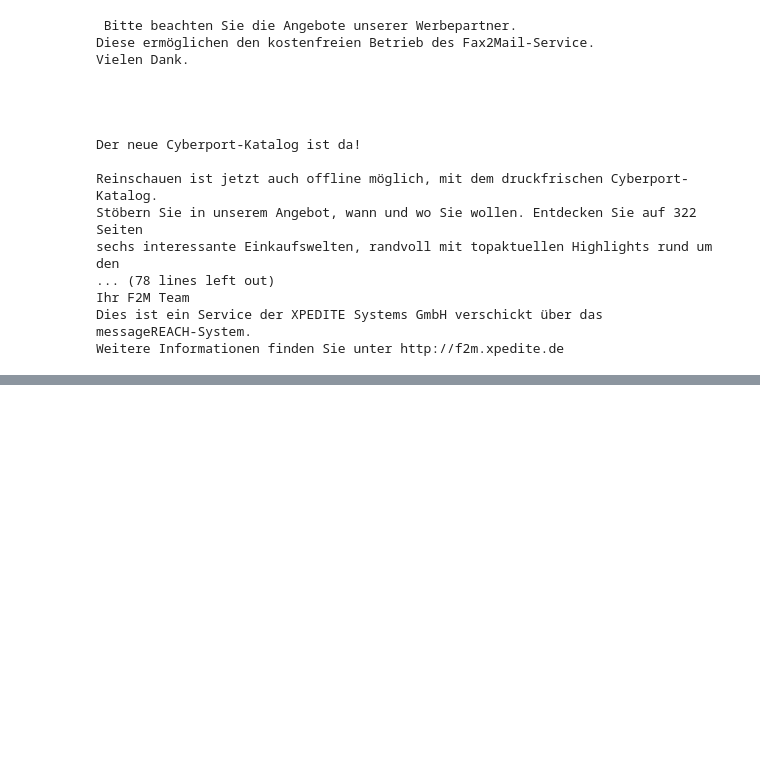
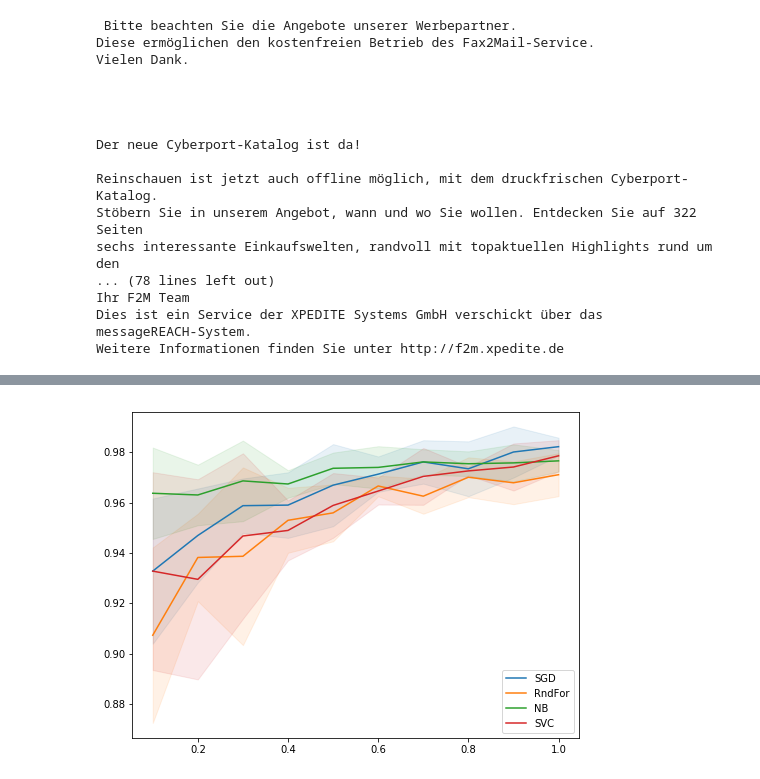
Before and after one commit to anton-dergunov/ml-playground, a Jupyter notebook: spam_classifier.ipynb, the cells around one changed output, grey strips where cells are left out. Saved outputs shown, nothing was run; the diff lists cells and outputs as text; code cells hidden in the pictures; blank space fills up the shorter version.

```diff
--- a/spam_classifier.ipynb
+++ b/spam_classifier.ipynb
@@ -121,0 +461,4 @@ Weitere Informationen finden Sie unter http://f2m.xpedite.de
+# %%
+plot_results("accuracy_mean", "accuracy_std")
+# %% [output]
+[figure, added]
```
Also changed, not shown: parts of 27 cells of this notebook.
